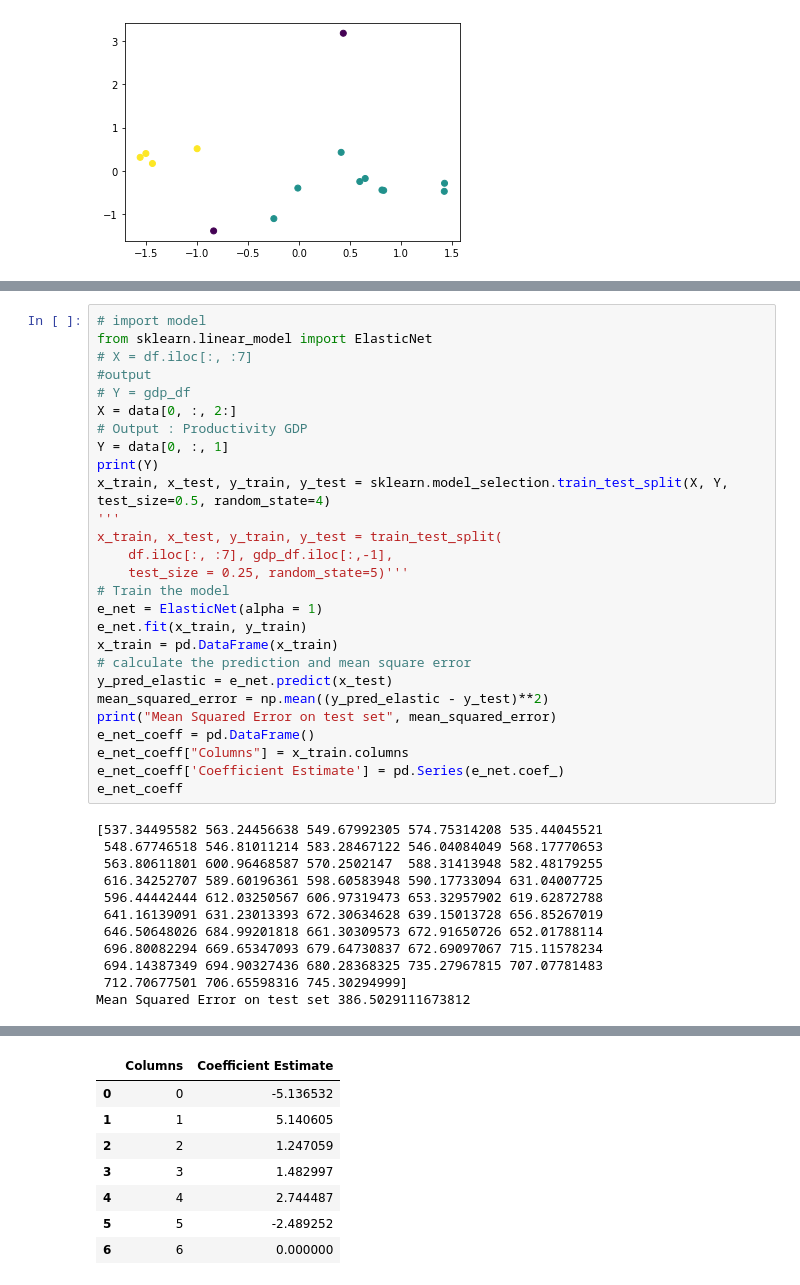
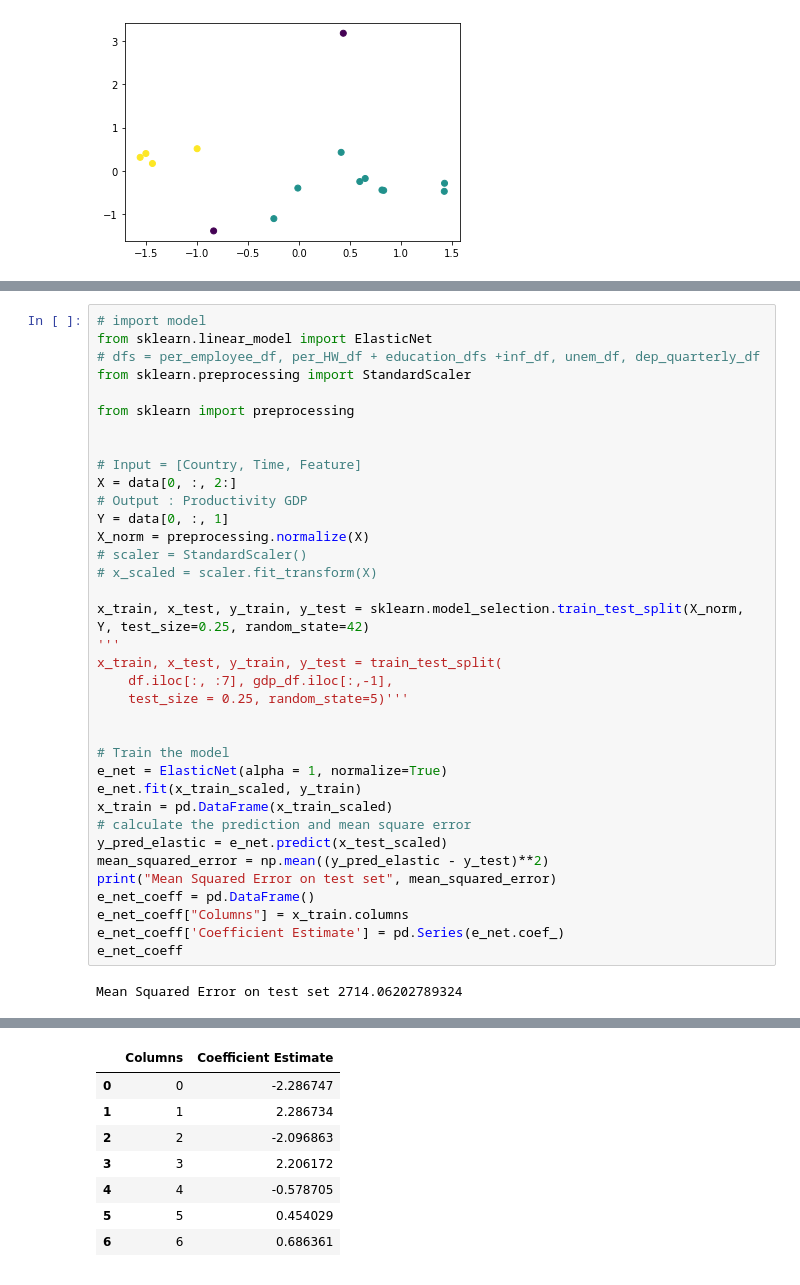
Before and after one commit to nisa-bayraktar/european_productivity, a Jupyter notebook: combined_features.ipynb, the cells around one changed output, grey strips where cells are left out. Cells and saved outputs as stored; diff of their text form.

Commit message:
normalized elastic net /(does not work well for ridge and  lasso)

```diff
--- a/combined_features.ipynb
+++ b/combined_features.ipynb
@@ -580,24 +824,33 @@ fig2 = plt.scatter(X_embedded[:, 0], X_embedded[:, 1])
 # %%
 # import model
 from sklearn.linear_model import ElasticNet
-# X = df.iloc[:, :7]
-#output
-# Y = gdp_df
+# dfs = per_employee_df, per_HW_df + education_dfs +inf_df, unem_df, dep_quarterly_df
+from sklearn.preprocessing import StandardScaler
+
+from sklearn import preprocessing
+
+
+# Input = [Country, Time, Feature]
 X = data[0, :, 2:]
 # Output : Productivity GDP
 Y = data[0, :, 1]
-print(Y)
-x_train, x_test, y_train, y_test = sklearn.model_selection.train_test_split(X, Y, test_size=0.5, random_state=4)
+X_norm = preprocessing.normalize(X)
+# scaler = StandardScaler()
+# x_scaled = scaler.fit_transform(X)
+
+x_train, x_test, y_train, y_test = sklearn.model_selection.train_test_split(X_norm, Y, test_size=0.25, random_state=42)
 '''
 x_train, x_test, y_train, y_test = train_test_split(
     df.iloc[:, :7], gdp_df.iloc[:,-1],
     test_size = 0.25, random_state=5)'''
+
+
 # Train the model
-e_net = ElasticNet(alpha = 1)
-e_net.fit(x_train, y_train)
-x_train = pd.DataFrame(x_train)
+e_net = ElasticNet(alpha = 1, normalize=True)
+e_net.fit(x_train_scaled, y_train)
+x_train = pd.DataFrame(x_train_scaled)
 # calculate the prediction and mean square error
-y_pred_elastic = e_net.predict(x_test)
+y_pred_elastic = e_net.predict(x_test_scaled)
 mean_squared_error = np.mean((y_pred_elastic - y_test)**2)
 print("Mean Squared Error on test set", mean_squared_error)
 e_net_coeff = pd.DataFrame()
@@ -605,14 +858,4 @@ e_net_coeff["Columns"] = x_train.columns
 e_net_coeff['Coefficient Estimate'] = pd.Series(e_net.coef_)
 e_net_coeff
 # %% [output]
-[537.34495582 563.24456638 549.67992305 574.75314208 535.44045521
- 548.67746518 546.81011214 583.28467122 546.04084049 568.17770653
- 563.80611801 600.96468587 570.2502147  588.31413948 582.48179255
- 616.34252707 589.60196361 598.60583948 590.17733094 631.04007725
- 596.44442444 612.03250567 606.97319473 653.32957902 619.62872788
- 641.16139091 631.23013393 672.30634628 639.15013728 656.85267019
- 646.50648026 684.99201818 661.30309573 672.91650726 652.01788114
- 696.80082294 669.65347093 679.64730837 672.69097067 715.11578234
- 694.14387349 694.90327436 680.28368325 735.27967815 707.07781483
- 712.70677501 706.65598316 745.30294999]
-Mean Squared Error on test set 386.5029111673812
+Mean Squared Error on test set 2714.06202789324
@@ -619,8 +875,8 @@ Mean Squared Error on test set 386.5029111673812
 |  | Columns | Coefficient Estimate |
-| 0 | 0 | -5.136532 |
-| 1 | 1 | 5.140605 |
-| 2 | 2 | 1.247059 |
-| 3 | 3 | 1.482997 |
-| 4 | 4 | 2.744487 |
-| 5 | 5 | -2.489252 |
-| 6 | 6 | 0.000000 |
+| 0 | 0 | -2.286747 |
+| 1 | 1 | 2.286734 |
+| 2 | 2 | -2.096863 |
+| 3 | 3 | 2.206172 |
+| 4 | 4 | -0.578705 |
+| 5 | 5 | 0.454029 |
+| 6 | 6 | 0.686361 |
```
Also changed, not shown: parts of 20 cells of this notebook.
